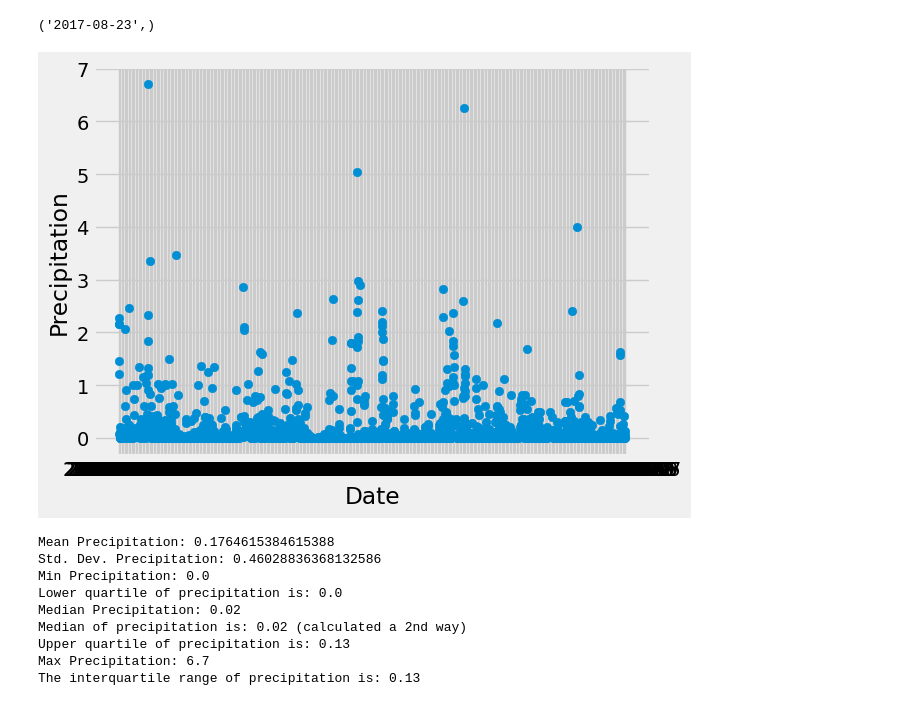
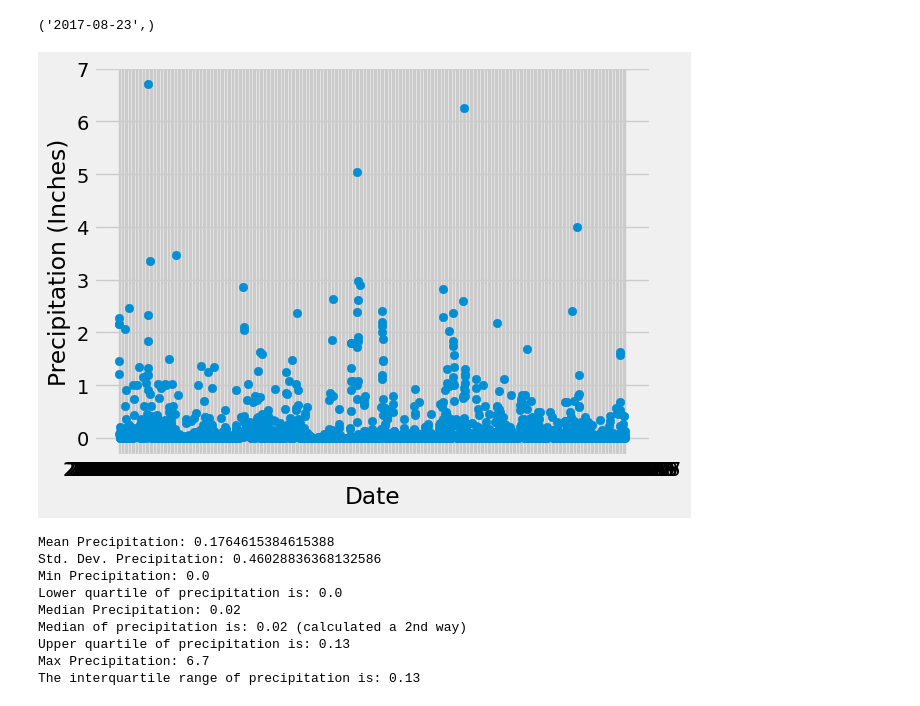
Before and after one commit to JLeigh101/sqlalchemy-challenge, a Jupyter notebook: SurfsUp/climate_analysis.ipynb, the cells around one changed output. Saved outputs shown, nothing was run; the diff lists cells and outputs as text; code cells hidden in the pictures.

```diff
--- a/SurfsUp/climate_analysis.ipynb
+++ b/SurfsUp/climate_analysis.ipynb
@@ -108,27 +90,27 @@ session.query(Measurement.date).order_by(Measurement.date.desc()).first()
 # %%
 # Design a query to retrieve the last 12 months of precipitation data and plot the results.
 # Starting from the most recent data point in the database.
 # Calculate the date one year from the last date in data set.
 cutoff_date = '2016-08-23'
 
 # Perform a query to retrieve the data and precipitation scores
 prcp = session.query(Measurement.date, Measurement.prcp).filter(Measurement.date > cutoff_date).all()
 prcp
 
 # Save the query results as a Pandas DataFrame and set the index to the date column
 prcp_df = pd.DataFrame(prcp)
 prcp_df
 
 # Sort the dataframe by date
 prcp_df.sort_values(by='date')
 
 # Use Pandas Plotting with Matplotlib to plot the data
 x_values = prcp_df['date']
 y_values = prcp_df['prcp']
 plt.scatter(x_values, y_values)
 plt.xlabel('Date')
-plt.ylabel('Precipitation')
+plt.ylabel('Precipitation (Inches)')
 plt.show()
 # %% [output]
-[figure, old version]
+[figure, new version]
 # %%
```
Also changed, not shown: parts of 7 cells of this notebook.
